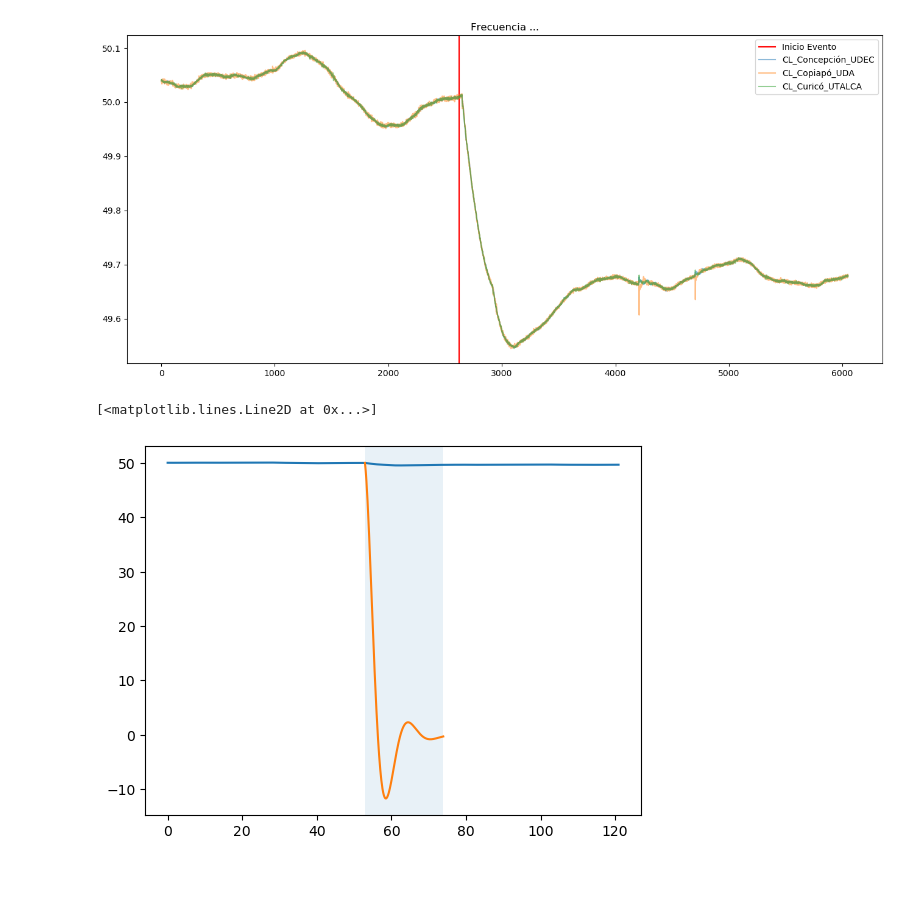
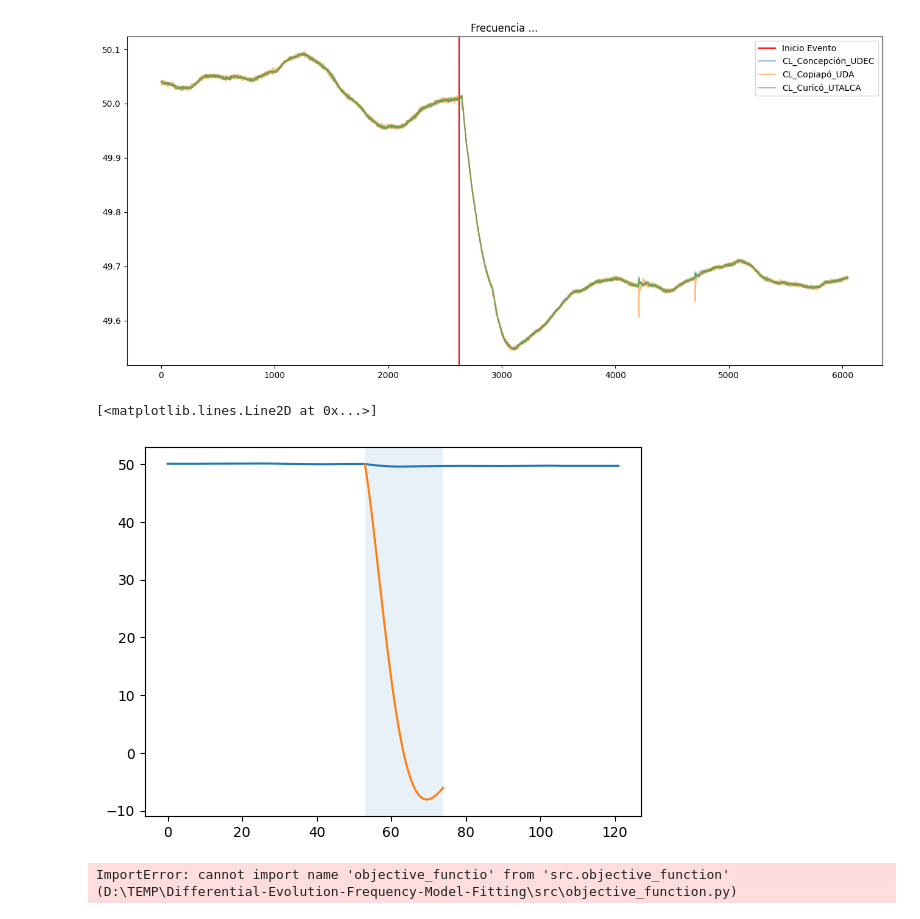
Before and after one commit to JoFeG/Differential-Evolution-Frequency-Model-Fitting, a Jupyter notebook: Example.ipynb, the cells around one changed output. Drawn from its saved outputs; the diff is of its cells as text; code cells hidden in the pictures; blank space fills up the shorter version.

Commit message:
objective_function

```diff
--- a/Example.ipynb
+++ b/Example.ipynb
@@ -26,7 +26,7 @@ K = 5.105
 Ta = 0.0001
 Tb = 0.0001
 Tc = 7.652
-Td = 0.977
+Td = 1.977
 params = [Ta,Tb,Tc,Td,K,Kd]
 
 Ts = 0.3
@@ -35,22 +35,55 @@ sys_k = modelo_1(params,Ts)
 # %%
 ## Esto es para el "result ploter"
 
 input_path = "./data/test/2023_02_13-14_08_10_Sampling_100ms.csv"
 df = pd.read_csv(input_path)
-time = df["Tiempo [s]"].to_numpy()
-frec = df["Frecuencia [Hz]"].to_numpy()
-power = df["Potencia [MW]"].to_numpy()
+real_time = df["Tiempo [s]"].to_numpy()
+real_freq = df["Frecuencia [Hz]"].to_numpy()
+real_power = df["Potencia [MW]"].to_numpy()
 
 event_time = df["Tiempo [s]"][df["Evento"]==1].to_numpy()
-event_frec = df["Frecuencia [Hz]"][df["Evento"]==1].to_numpy()
+event_freq = df["Frecuencia [Hz]"][df["Evento"]==1].to_numpy()
 event_power = df["Potencia [MW]"][df["Evento"]==1].to_numpy()
 
-plt.plot(time,frec)
+plt.plot(real_time,real_freq)
 plt.axvspan(event_time.min(),event_time.max(), alpha=.1)
 
-sim = signal.dlsim(sys_k, event_power/1000, x0 = real_frec[0])
+sim_time = np.arange(event_time[0],event_time[-1],Ts)
+P0 = event_power[0] / 1000
+sim_power = P0 * np.repeat(1,sim_time.shape)
 
-plt.plot(event_time,sim[1])
+
+sim = signal.dlsim(sys_k, sim_power, x0 = event_freq[0])
+
+plt.plot(sim_time,sim[1])
 # %% [output]
 [<matplotlib.lines.Line2D at 0x...>]
-[figure, old version]
+[figure, new version]
+# %%
+from src.objective_function import objective_function
+
+
+
+Kd = 1.479
+K = 5.105
+Ta = 0.0001
+Tb = 0.0001
+Tc = 7.652
+Td = 1.977
+params = [Ta,Tb,Tc,Td,K,Kd]
+
+model =1
+Ts = 0.1
+
+input_path = "./data/test/2023_02_13-14_08_10_Sampling_100ms.csv"
+df = pd.read_csv(input_path)
+event_freq = df["Frecuencia [Hz]"][df["Evento"]==1].to_numpy()
+
+P0 = df["Potencia [MW]"][0]/1000
+x0 = event_freq[0]
+
+args = (model, Ts, P0, x0, event_freq)
+
+objective_function(params, args)
+# %% [output]
+ImportError: cannot import name 'objective_functio' from 'src.objective_function' (D:\TEMP\Differential-Evolution-Frequency-Model-Fitting\src\objective_function.py)
```
Also changed, not shown: parts of 1 cell of this notebook, 1 other file.
